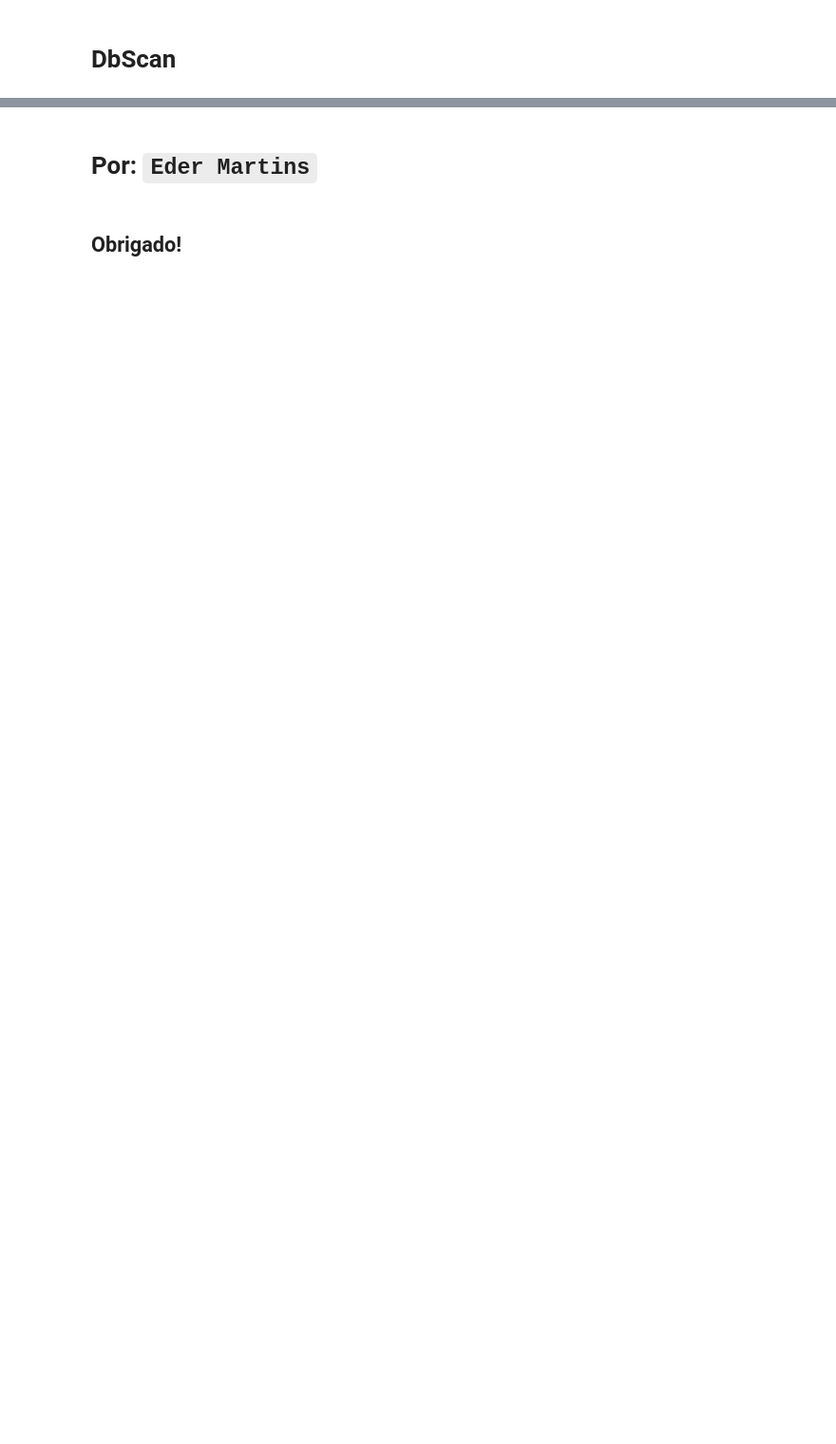
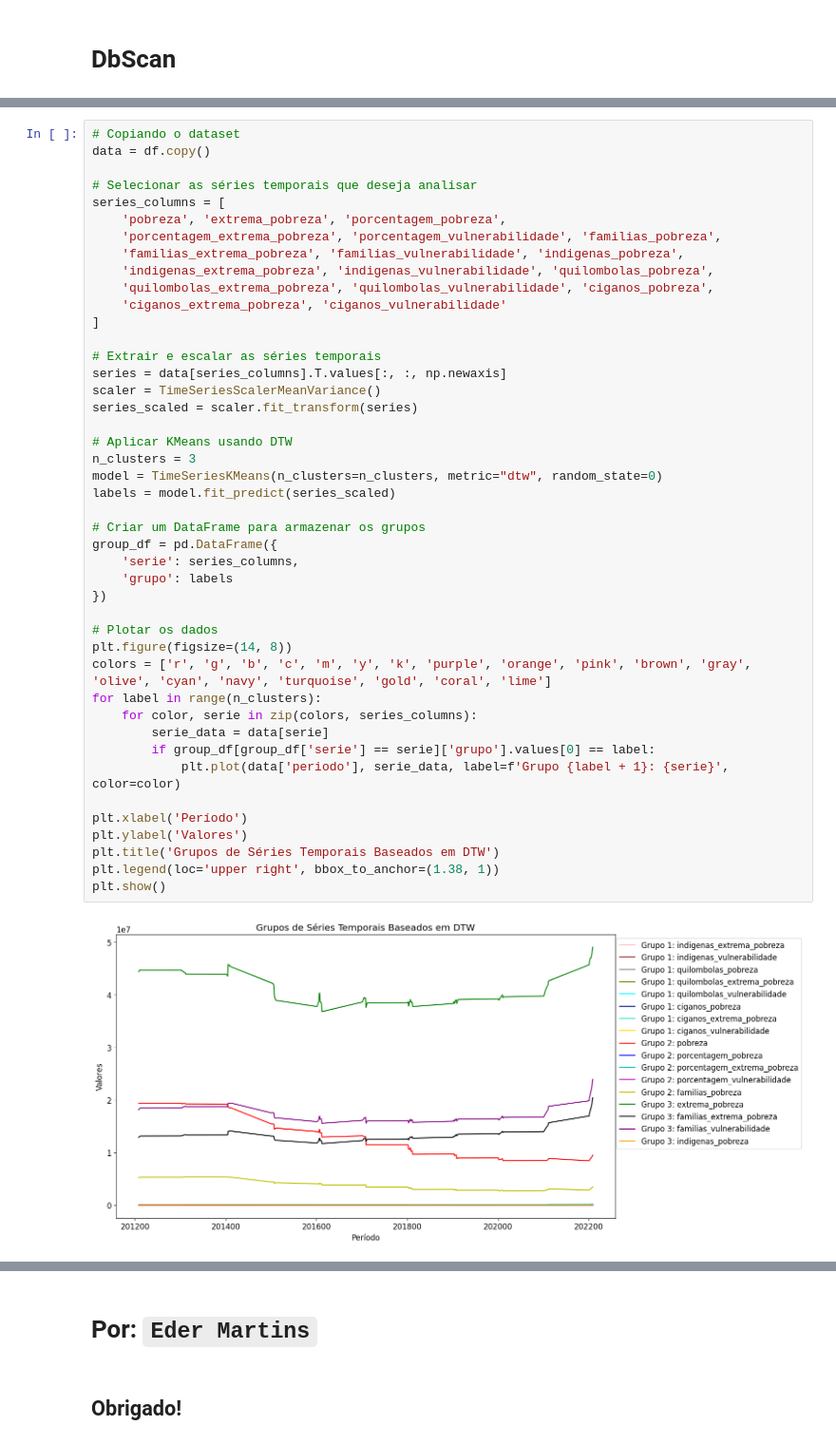
Before and after one commit to edermartins/ia-lab, a Jupyter notebook: clustering_models_validation/clustering_models_validation_final.ipynb, the cells around one changed output, grey strips where cells are left out. Shown at 95% size. Drawn from its saved outputs; the diff is of its cells as text; blank space fills up the shorter version.

```diff
--- a/clustering_models_validation/clustering_models_validation_final.ipynb
+++ b/clustering_models_validation/clustering_models_validation_final.ipynb
@@ -575,0 +678,46 @@ plt.show()
+# %%
+# Copiando o dataset
+data = df.copy()
+
+# Selecionar as séries temporais que deseja analisar
+series_columns = [
+    'pobreza', 'extrema_pobreza', 'porcentagem_pobreza',
+    'porcentagem_extrema_pobreza', 'porcentagem_vulnerabilidade', 'familias_pobreza',
+    'familias_extrema_pobreza', 'familias_vulnerabilidade', 'indigenas_pobreza',
+    'indigenas_extrema_pobreza', 'indigenas_vulnerabilidade', 'quilombolas_pobreza',
+    'quilombolas_extrema_pobreza', 'quilombolas_vulnerabilidade', 'ciganos_pobreza',
+    'ciganos_extrema_pobreza', 'ciganos_vulnerabilidade'
+]
+
+# Extrair e escalar as séries temporais
+series = data[series_columns].T.values[:, :, np.newaxis]
+scaler = TimeSeriesScalerMeanVariance()
+series_scaled = scaler.fit_transform(series)
+
+# Aplicar KMeans usando DTW
+n_clusters = 3
+model = TimeSeriesKMeans(n_clusters=n_clusters, metric="dtw", random_state=0)
+labels = model.fit_predict(series_scaled)
+
+# Criar um DataFrame para armazenar os grupos
+group_df = pd.DataFrame({
+    'serie': series_columns,
+    'grupo': labels
+})
+
+# Plotar os dados
+plt.figure(figsize=(14, 8))
+colors = ['r', 'g', 'b', 'c', 'm', 'y', 'k', 'purple', 'orange', 'pink', 'brown', 'gray', 'olive', 'cyan', 'navy', 'turquoise', 'gold', 'coral', 'lime']
+for label in range(n_clusters):
+    for color, serie in zip(colors, series_columns):
+        serie_data = data[serie]
+        if group_df[group_df['serie'] == serie]['grupo'].values[0] == label:
+            plt.plot(data['periodo'], serie_data, label=f'Grupo {label + 1}: {serie}', color=color)
+
+plt.xlabel('Período')
+plt.ylabel('Valores')
+plt.title('Grupos de Séries Temporais Baseados em DTW')
+plt.legend(loc='upper right', bbox_to_anchor=(1.38, 1))
+plt.show()
+# %% [output]
+[figure, added]
```
Also changed, not shown: parts of 25 cells of this notebook, 2 other files.
